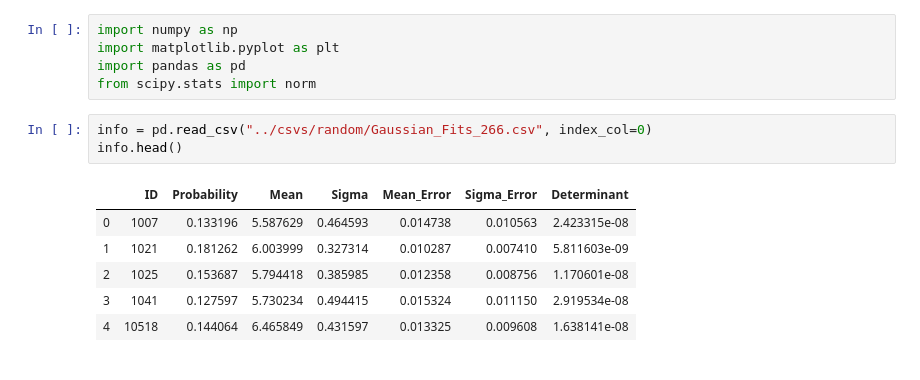
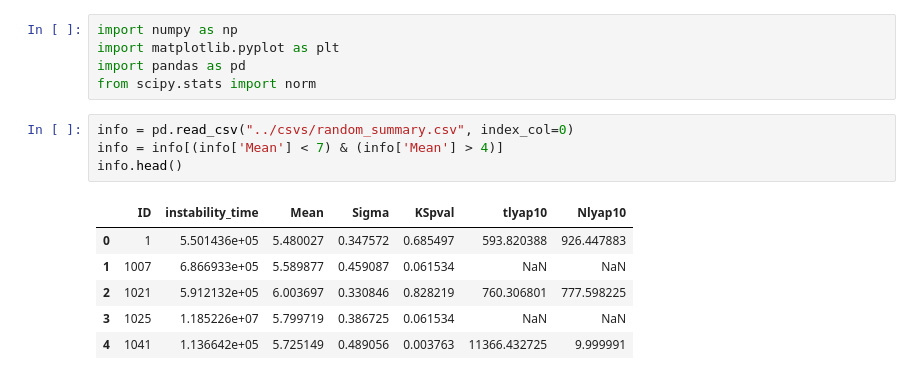
Before and after one commit to Naireen/StabilitySetImage, a Jupyter notebook: Analysis/Random_Plotting_Distrbutions.ipynb, the cells around one changed output. Cells and saved outputs as stored; diff of their text form.

```diff
--- a/Analysis/Random_Plotting_Distrbutions.ipynb
+++ b/Analysis/Random_Plotting_Distrbutions.ipynb
@@ -4,12 +4,13 @@ import matplotlib.pyplot as plt
 import pandas as pd
 from scipy.stats import norm
 # %%
-info = pd.read_csv("../csvs/random/Gaussian_Fits_266.csv", index_col=0)
+info = pd.read_csv("../csvs/random_summary.csv", index_col=0)
+info = info[(info['Mean'] < 7) & (info['Mean'] > 4)]
 info.head()
 # %% [output]
-|  | ID | Probability | Mean | Sigma | Mean_Error | Sigma_Error | Determinant |
-| 0 | 1007 | 0.133196 | 5.587629 | 0.464593 | 0.014738 | 0.010563 | 2.423315e-08 |
-| 1 | 1021 | 0.181262 | 6.003999 | 0.327314 | 0.010287 | 0.007410 | 5.811603e-09 |
-| 2 | 1025 | 0.153687 | 5.794418 | 0.385985 | 0.012358 | 0.008756 | 1.170601e-08 |
-| 3 | 1041 | 0.127597 | 5.730234 | 0.494415 | 0.015324 | 0.011150 | 2.919534e-08 |
-| 4 | 10518 | 0.144064 | 6.465849 | 0.431597 | 0.013325 | 0.009608 | 1.638141e-08 |
+|  | ID | instability_time | Mean | Sigma | KSpval | tlyap10 | Nlyap10 |
+| 0 | 1 | 5.501436e+05 | 5.480027 | 0.347572 | 0.685497 | 593.820388 | 926.447883 |
+| 1 | 1007 | 6.866933e+05 | 5.589877 | 0.459087 | 0.061534 | NaN | NaN |
+| 2 | 1021 | 5.912132e+05 | 6.003697 | 0.330846 | 0.828219 | 760.306801 | 777.598225 |
+| 3 | 1025 | 1.185226e+07 | 5.799719 | 0.386725 | 0.061534 | NaN | NaN |
+| 4 | 1041 | 1.136642e+05 | 5.725149 | 0.489056 | 0.003763 | 11366.432725 | 9.999991 |
```
Also changed, not shown: parts of 4 cells of this notebook, 1 other file.
